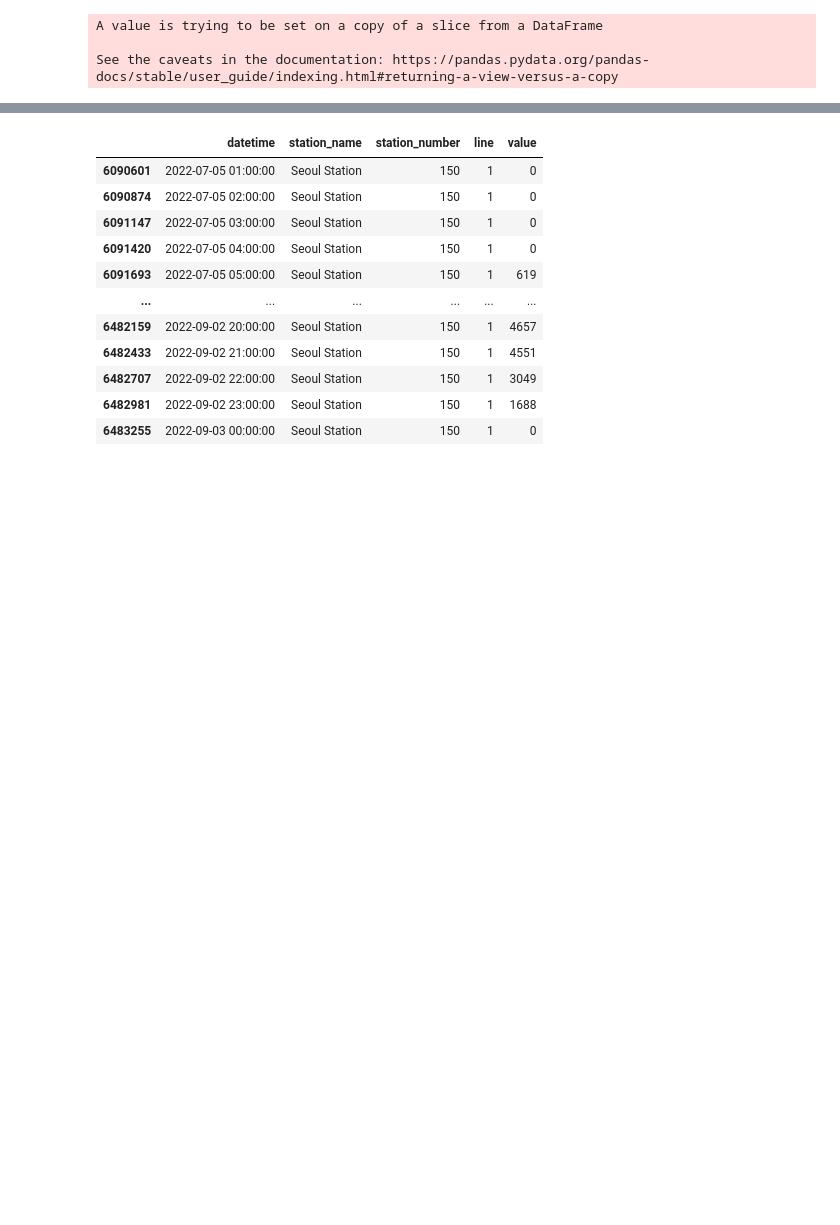
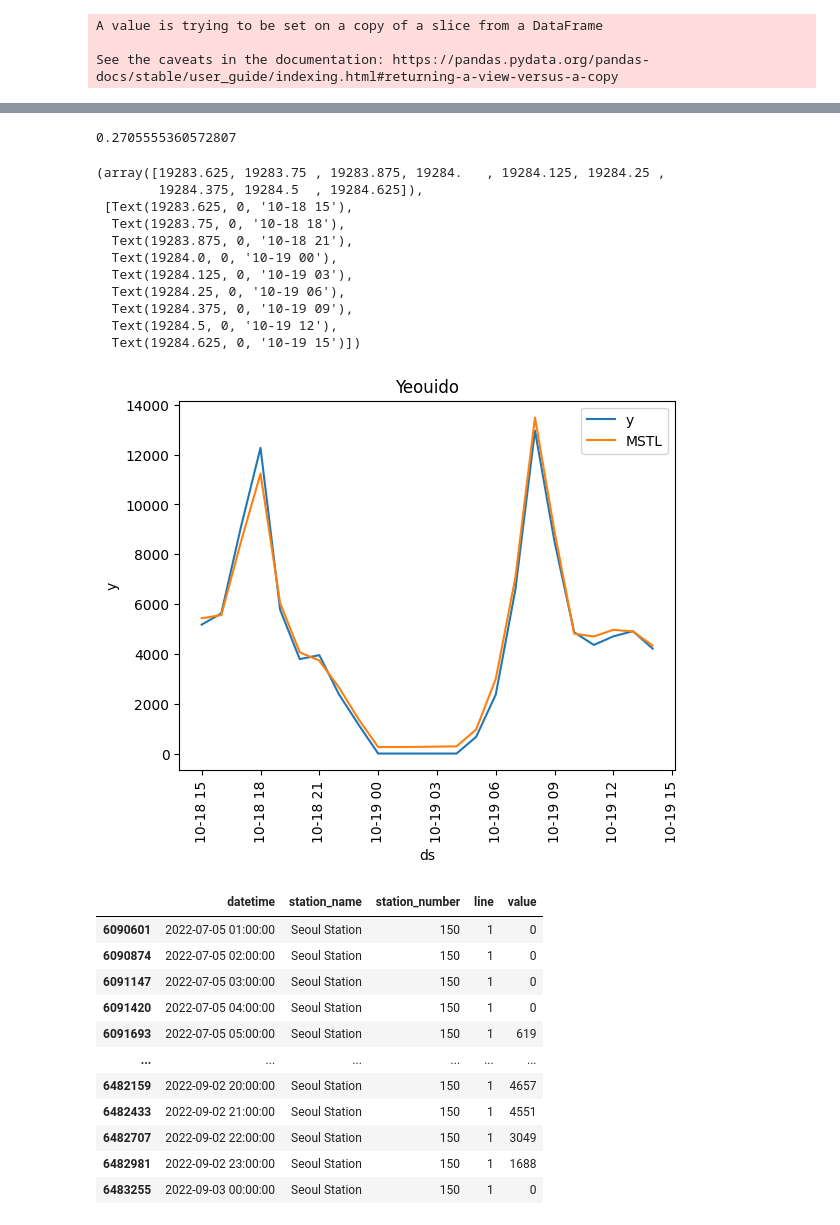
Before and after one commit to Arizona3000/metro_seoul, a Jupyter notebook: notebooks/nixtla_model.ipynb, the cells around one changed output, grey strips where cells are left out. Drawn from its saved outputs; the diff is of its cells as text; code cells hidden in the pictures; blank space fills up the shorter version.

```diff
--- a/notebooks/nixtla_model.ipynb
+++ b/notebooks/nixtla_model.ipynb
@@ -290,3 +383,30 @@ forecast
+# %%
+from sklearn.metrics import mean_absolute_percentage_error as mape
+mape(forecast['MSTL'].values, test.head(24)['y'].values)
+# %% [output]
+0.2705555360572807
+# %%
+to_plot = forecast.merge(test, on='ds', how='left')
+
+fig, ax = plt.subplots()
+sns.lineplot(to_plot, x='ds', y='y', ax=ax, label='y')
+sns.lineplot(to_plot, x='ds', y='MSTL', ax=ax, label='MSTL')
+plt.title(station)
+plt.legend()
+plt.xticks(rotation=90)
+# %% [output]
+(array([19283.625, 19283.75 , 19283.875, 19284.   , 19284.125, 19284.25 ,
+        19284.375, 19284.5  , 19284.625]),
+ [Text(19283.625, 0, '10-18 15'),
+  Text(19283.75, 0, '10-18 18'),
+  Text(19283.875, 0, '10-18 21'),
+  Text(19284.0, 0, '10-19 00'),
+  Text(19284.125, 0, '10-19 03'),
+  Text(19284.25, 0, '10-19 06'),
+  Text(19284.375, 0, '10-19 09'),
+  Text(19284.5, 0, '10-19 12'),
+  Text(19284.625, 0, '10-19 15')])
+[figure, added]
 # %%
 df[df['station_number']=='150']
 # %% [output]
```
Also changed, not shown: parts of 9 cells of this notebook, 1 other file.
